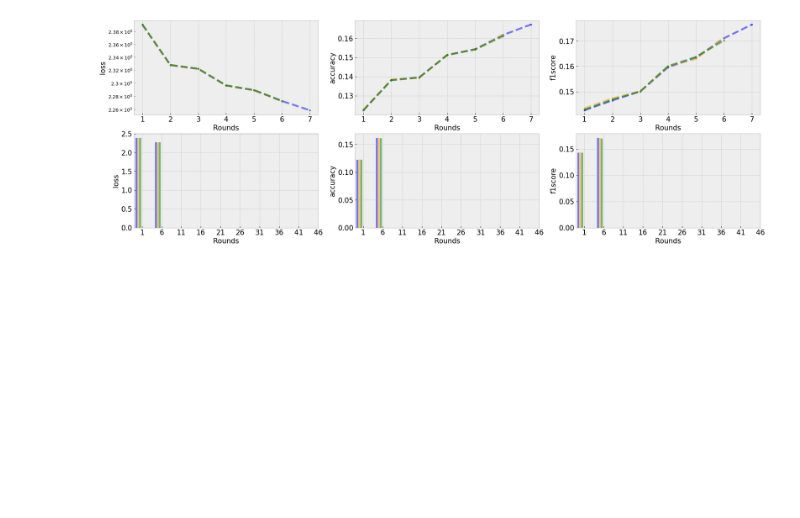
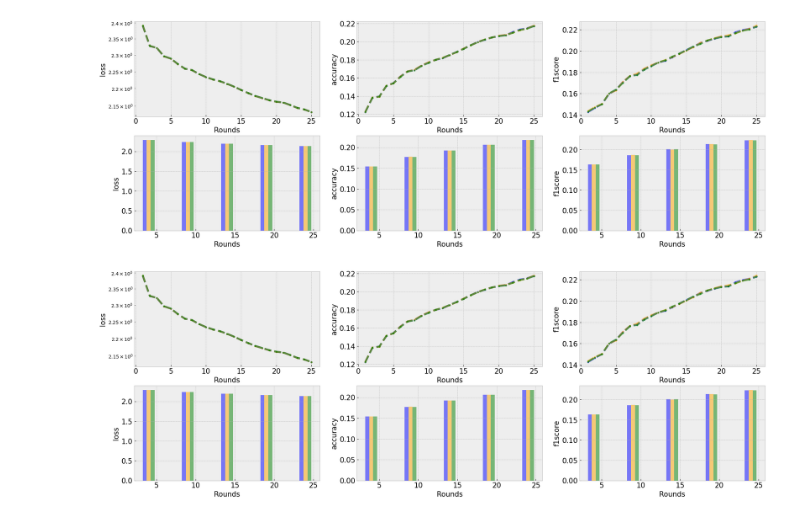
Before and after one commit to TaehwanY98/Fed-Ref, a Jupyter notebook: 2.Cinic10.ipynb, the cells around one changed output. Cells and saved outputs as stored; diff of their text form; code cells hidden in the pictures; blank space fills up the shorter version.

```diff
--- a/2.Cinic10.ipynb
+++ b/2.Cinic10.ipynb
@@ -8,11 +8,11 @@ import pandas as pd
 import numpy as np
 import matplotlib.pyplot as plt
 from IPython.display import display
-def ploting(fedavg, fedprox, fedref, title="MNIST Classification", metric=["loss"], num=60, thresholds=[0.5,0.7,1], legend= False, start= 5):
+def ploting(fedavg, fedprox, fedref, title="MNIST Classification", metric=["loss"], num=60, thresholds=[0.5,0.7,1], legend= False, start=5):
     # 예시 데이터
     fedref_colors = ["blue", "orange", "green", "lightcoral", "darkred", "tomato", "red", "khaki", "darkkhaki"]
     labels = ["FedAvg", "FedProx (μ:0.5)", "FedOpt (η:0.01, β1:0.9, β2:0.99, τ:1e-4)", "AdaBest (α:0.1 , β:1.0)", "FedEve (β:0.9, μ:0.01, ρ:0.9)",
-              "A-FedPD (μ:0.1)", "FedRef(λ:0.01, ρ:4) client: FedAvg" , "FedRef(λ:0.01, ρ:4) client: FedProx"]
+              "A-FedPD (μ:0.1)", "FedRef (λ:0.01, ρ:4) client: FedAvg" , "FedRef (λ:0.01, ρ:4) client: FedProx", "FedRef (λ:0.1, ρ:8) client: FedAvg"]
     with plt.style.context('bmh'):
         fig, ax = plt.subplots(2, len(metric), figsize=(24, 8))
         for i, mtr in enumerate(metric):
@@ -42,7 +42,7 @@ def ploting(fedavg, fedprox, fedref, title="MNIST Classification", metric=["loss
                     for idx2, s in enumerate(S):
                         ax[1][i].bar(idx+idx2*0.1-0.3, height=s[0], color =s[1], width=0.1, alpha=0.5)
                 except:
-                    pass
+                    break
             ax[1][i].set_xticks(range(len(thresholds)), [str(round(thresholds[len(thresholds)-i], 4)) for i in range(len(thresholds),0, -1)])
 
         h,l =ax[1][len(metric)//2].get_legend_handles_labels()
@@ -63,40 +63,41 @@ def ploting(fedavg, fedprox, fedref, title="MNIST Classification", metric=["loss
                 )
         display(fig)
 # %%
-n = 51
-thresholds=[i for i in range(1, 49, 5)]
+n = 26
+thresholds=[i for i in range(5, n, 5)]
 TYPE="fedavg"
 root_dir = f"Result/{TYPE}/degrade0.2"
 fedavg = pd.read_csv(root_dir+"/fedavg_cinic10_lda1.0_p2.csv")
 TYPE="fedprox"
 root_dir = f"Result/{TYPE}/degrade0.2"
 fedprox = pd.read_csv(root_dir+"/fedprox_cinic10_lda1.0_p2.csv")
 TYPE="fedopt"
 root_dir = f"Result/{TYPE}/degrade0.2"
 fedopt = pd.read_csv(root_dir+"/fedopt_cinic10_lda1.0_p2.csv")
 # TYPE="adabest"
 # root_dir = f"Result/{TYPE}/degrade0.2"
 # adabest = pd.read_csv(root_dir+"/adabest_cinic10_lda0.1_p4.csv")
 # TYPE="fedeve"
 # root_dir = f"Result/{TYPE}/degrade0.2"
 # fedeve = pd.read_csv(root_dir+"/fedeve_cinic10_lda0.1_p4.csv")
 # TYPE="afedpd"
 # root_dir = f"Result/{TYPE}/degrade0.2"
 # afedpd = pd.read_csv(root_dir+"/afedpd_cinic10_lda0.1_p4.csv")
 
 TYPE="fedref"
 root_dir = f"Result/{TYPE}/degrade0.2"
 
 fedref = [{**fedopt.to_dict("series"), **{"label":"fedopt(η:0.01, β1:0.9, β2:0.99, τ:1e-4)"}},
     #       {**adabest.to_dict("series"), **{"label":"adabest(α:0.1 , β:1.0)"}},
     #       {**fedeve.to_dict("series"), **{"label":"fedeve(β:0.9, μ:0.01, ρ:0.9)"}},
     #       {**afedpd.to_dict("series"), **{"label":"afedpd(μ : 0.1)"}},
     # {**pd.read_csv(root_dir+"/fedavg/fedref_cinic10_lda0.1_p4.csv").to_dict("series"), **{"label":"fedref(λ:0.01, ρ:4) Client: avg"}},
     # {**pd.read_csv(root_dir+"/fedprox/fedref_cinic10_lda0.1_p4.csv").to_dict("series"), **{"label":"fedref(λ:0.01, ρ:4) Cient: prox"}},
     ]
 ploting(fedavg, fedprox, fedref, title="CINIC-10 Classification", metric=["loss", "accuracy", "f1score"], num=n, thresholds=thresholds, start=1)
 # %% [output]
-[figure, old version]
+[figure, new version]
+[figure, added]
 # %%
 import matplotlib.pyplot as plt
 plt.bar(range(1,11, 1), [9000]*10, color="orange")
```
Also changed, not shown: parts of 1 cell of this notebook, 9 other files.
